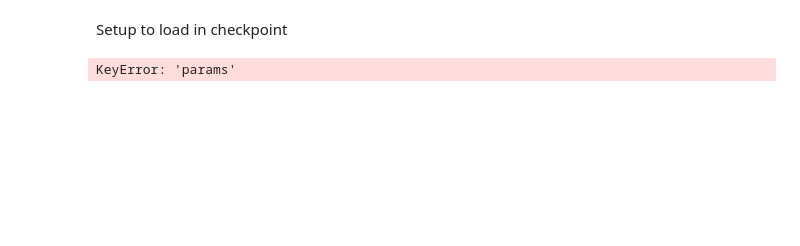
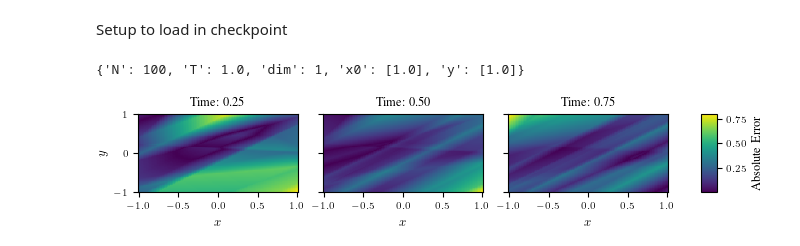
Before and after one commit to libbylbaker/forward_bridge, a Jupyter notebook: experiments/results/ou/ou_distributed_endpt.ipynb, the cells around one changed output. Drawn from its saved outputs; the diff is of its cells as text; code cells hidden in the pictures; blank space fills up the shorter version.

```diff
--- a/experiments/results/ou/ou_distributed_endpt.ipynb
+++ b/experiments/results/ou/ou_distributed_endpt.ipynb
@@ -13,26 +18,19 @@ y_min = -1.0
 max_val = 1.0
 checkpoint_path = f"../../checkpoints/ou/varied_y_{y_min}_to_{max_val}"
 
-score, restored = load_checkpoint_wo_batch_stats(checkpoint_path)
-model = src.models.score_mlp.ScoreMLP(**restored["network"])
+_, restored = load_checkpoint_w_batch_stats(checkpoint_path)
+model = src.models.score_mlp.ScoreMLPDistributedEndpt(**restored["network"])
 trained_score = train_utils.trained_score_variable_y(model, restored["params"], {})
-# restored = orbax_checkpointer.restore(checkpoint_path)
-# model = src.models.score_mlp.ScoreMLPDistributedEndpt(**restored["network"])
-# params = restored["params"]
-#
-# trained_score2 = train_utils.trained_score_variable_y(model, params)
+
+true_score = sde_ornstein_uhlenbeck.score
+
+print(restored['sde'])
 # %% [output]
-KeyError: 'params'
+{'N': 100, 'T': 1.0, 'dim': 1, 'x0': [1.0], 'y': [1.0]}
 # %%
-from src.sdes import sde_ornstein_uhlenbeck
-from tueplots import bundles, axes, cycler, figsizes
-from tueplots.constants.color import palettes
-import matplotlib.pyplot as plt
-
-bundle = bundles.neurips2023()
+bundle = bundles.aistats2023()
 plt.rcParams.update(bundle)
 axes.lines()
 plt.rcParams.update(cycler.cycler(color=palettes.paultol_muted))
 
-true_score = sde_ornstein_uhlenbeck.score
 cmap = "PuRd"
@@ -44,5 +37,7 @@ cmap = "PuRd"
 # %%
-plt.rcParams.update(figsizes.neurips2023(nrows=1, ncols=3))
-fig, axs = plot_score_error_variable_y(true_score, score, -1, 1, -1, 1, cmap=cmap)
+plt.rcParams.update(figsizes.aistats2023_full(nrows=1, ncols=3))
+fig, axs = plot_score_error_variable_y(true_score, trained_score, -1, 1, -1, 1, cmap=cmap)
 plt.savefig('ou_score_varied_y_-1.0_to_1.0_error.pdf')
 plt.show()
+# %% [output]
+[figure, added]
```
Also changed, not shown: parts of 3 cells of this notebook, 4 other files.
